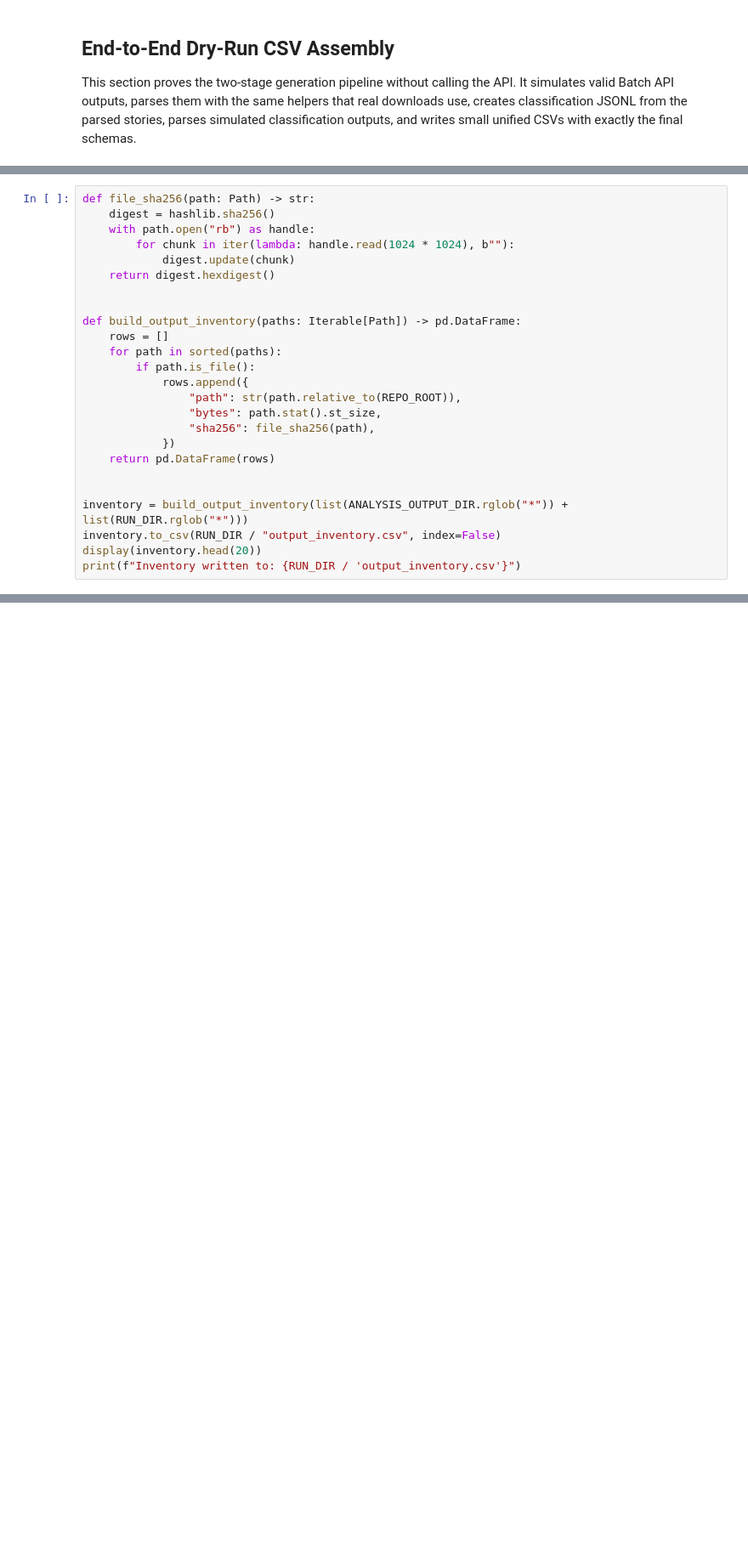
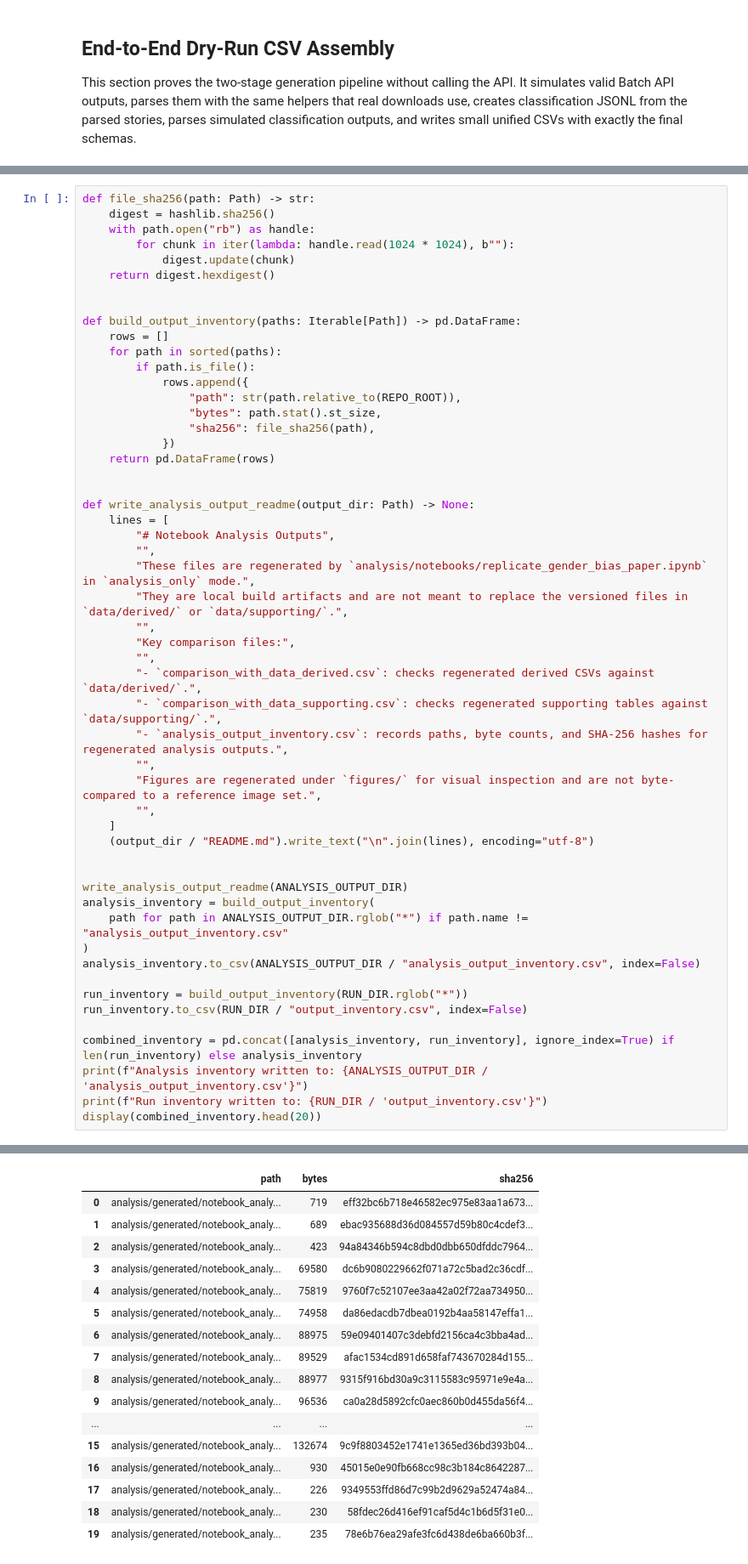
Before and after one commit to OttoBoop/Reversal-and-Persistence-of-Gender-Biases-in-GPT-Models, a Jupyter notebook: analysis/notebooks/replicate_gender_bias_paper.ipynb, the cells around one changed output, grey strips where cells are left out. Shown at 85% size. Cells and saved outputs as stored; diff of their text form; blank space fills up the shorter version.

Commit message:
Complete analysis-only replication outputs

```diff
--- a/analysis/notebooks/replicate_gender_bias_paper.ipynb
+++ b/analysis/notebooks/replicate_gender_bias_paper.ipynb
@@ -1474,7 +1763,36 @@ def build_output_inventory(paths: Iterable[Path]) -> pd.DataFrame:
     return pd.DataFrame(rows)
 
 
-inventory = build_output_inventory(list(ANALYSIS_OUTPUT_DIR.rglob("*")) + list(RUN_DIR.rglob("*")))
-inventory.to_csv(RUN_DIR / "output_inventory.csv", index=False)
-display(inventory.head(20))
-print(f"Inventory written to: {RUN_DIR / 'output_inventory.csv'}")
+def write_analysis_output_readme(output_dir: Path) -> None:
+    lines = [
+        "# Notebook Analysis Outputs",
+        "",
+        "These files are regenerated by `analysis/notebooks/replicate_gender_bias_paper.ipynb` in `analysis_only` mode.",
+        "They are local build artifacts and are not meant to replace the versioned files in `data/derived/` or `data/supporting/`.",
+        "",
+        "Key comparison files:",
+        "",
+        "- `comparison_with_data_derived.csv`: checks regenerated derived CSVs against `data/derived/`.",
+        "- `comparison_with_data_supporting.csv`: checks regenerated supporting tables against `data/supporting/`.",
+        "- `analysis_output_inventory.csv`: records paths, byte counts, and SHA-256 hashes for regenerated analysis outputs.",
+        "",
+        "Figures are regenerated under `figures/` for visual inspection and are not byte-compared to a reference image set.",
+        "",
+    ]
+    (output_dir / "README.md").write_text("\n".join(lines), encoding="utf-8")
+
+
+write_analysis_output_readme(ANALYSIS_OUTPUT_DIR)
+analysis_inventory = build_output_inventory(
+    path for path in ANALYSIS_OUTPUT_DIR.rglob("*") if path.name != "analysis_output_inventory.csv"
+)
+analysis_inventory.to_csv(ANALYSIS_OUTPUT_DIR / "analysis_output_inventory.csv", index=False)
+
+run_inventory = build_output_inventory(RUN_DIR.rglob("*"))
+run_inventory.to_csv(RUN_DIR / "output_inventory.csv", index=False)
+
+combined_inventory = pd.concat([analysis_inventory, run_inventory], ignore_index=True) if len(run_inventory) else analysis_inventory
+print(f"Analysis inventory written to: {ANALYSIS_OUTPUT_DIR / 'analysis_output_inventory.csv'}")
+print(f"Run inventory written to: {RUN_DIR / 'output_inventory.csv'}")
+display(combined_inventory.head(20))
+# %% [output]
@@ -1480,0 +1801,17 @@ print(f"Inventory written to: {RUN_DIR / 'output_inventory.csv'}")
+|  | path | bytes | sha256 |
+| 0 | analysis/generated/notebook_analy... | 719 | eff32bc6b718e46582ec975e83aa1a673... |
+| 1 | analysis/generated/notebook_analy... | 689 | ebac935688d36d084557d59b80c4cdef3... |
+| 2 | analysis/generated/notebook_analy... | 423 | 94a84346b594c8dbd0dbb650dfddc7964... |
+| 3 | analysis/generated/notebook_analy... | 69580 | dc6b9080229662f071a72c5bad2c36cdf... |
+| 4 | analysis/generated/notebook_analy... | 75819 | 9760f7c52107ee3aa42a02f72aa734950... |
+| 5 | analysis/generated/notebook_analy... | 74958 | da86edacdb7dbea0192b4aa58147effa1... |
+| 6 | analysis/generated/notebook_analy... | 88975 | 59e09401407c3debfd2156ca4c3bba4ad... |
+| 7 | analysis/generated/notebook_analy... | 89529 | afac1534cd891d658faf743670284d155... |
+| 8 | analysis/generated/notebook_analy... | 88977 | 9315f916bd30a9c3115583c95971e9e4a... |
+| 9 | analysis/generated/notebook_analy... | 96536 | ca0a28d5892cfc0aec860b0d455da56f4... |
+| ... | ... | ... | ... |
+| 15 | analysis/generated/notebook_analy... | 132674 | 9c9f8803452e1741e1365ed36bd393b04... |
+| 16 | analysis/generated/notebook_analy... | 930 | 45015e0e90fb668cc98c3b184c8642287... |
+| 17 | analysis/generated/notebook_analy... | 226 | 9349553ffd86d7c99b2d9629a52474a84... |
+| 18 | analysis/generated/notebook_analy... | 230 | 58fdec26d416ef91caf5d4c1b6d5f31e0... |
+| 19 | analysis/generated/notebook_analy... | 235 | 78e6b76ea29afe3fc6d438de6ba660b3f... |
```
Also changed, not shown: parts of 12 cells of this notebook, 1 other file.
